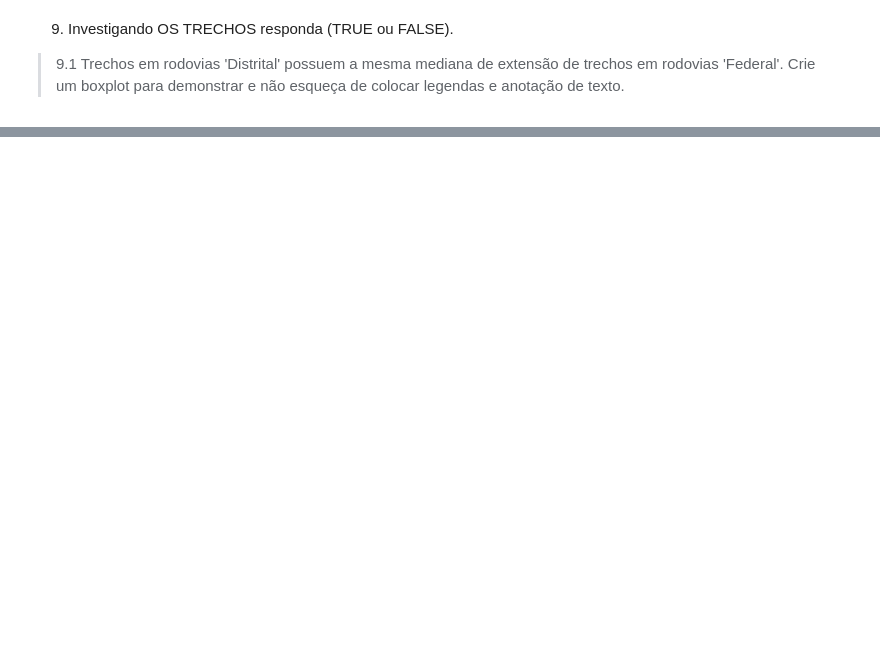
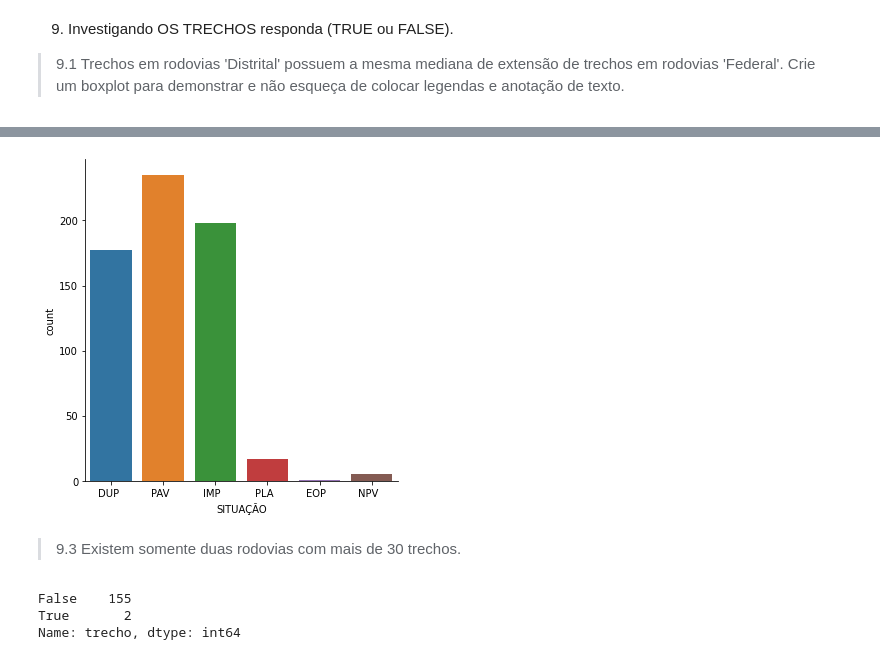
Before and after one commit to raquelcreis/CastoresIndomaveis, a Jupyter notebook: lista002_pandas_matplotlib_Raquel_Reis.ipynb, the cells around one changed output, grey strips where cells are left out. Saved outputs shown, nothing was run; the diff lists cells and outputs as text; code cells hidden in the pictures; blank space fills up the shorter version.

```diff
--- a/lista002_pandas_matplotlib_Raquel_Reis.ipynb
+++ b/lista002_pandas_matplotlib_Raquel_Reis.ipynb
@@ -259,0 +259,7 @@ ___
+# %%
+sns.catplot(x="SITUAÇÃO",kind='count', data=df2)
+plt.show()
+# %% [output]
+[figure, added]
+# %% [markdown]
+> 9.3 Existem somente duas rodovias com mais de 30 trechos.
@@ -259,0 +268,7 @@ ___
+# %%
+grupo_rodovia = df2.groupby('RODOVIA')['trecho'].count() > 30
+grupo_rodovia.value_counts()
+# %% [output]
+False    155
+True       2
+Name: trecho, dtype: int64
```
Also changed, not shown: parts of 60 cells of this notebook.
